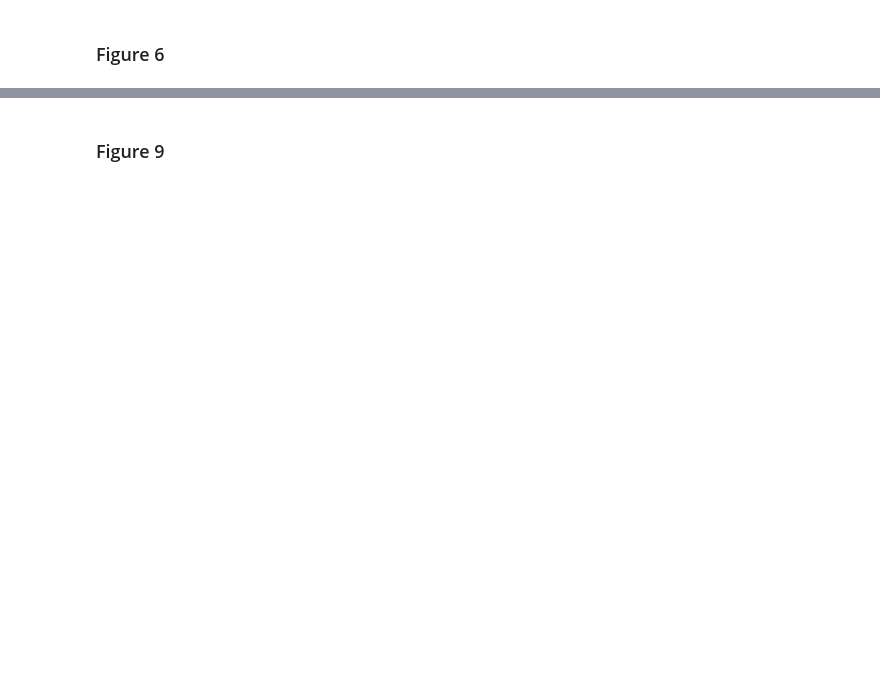
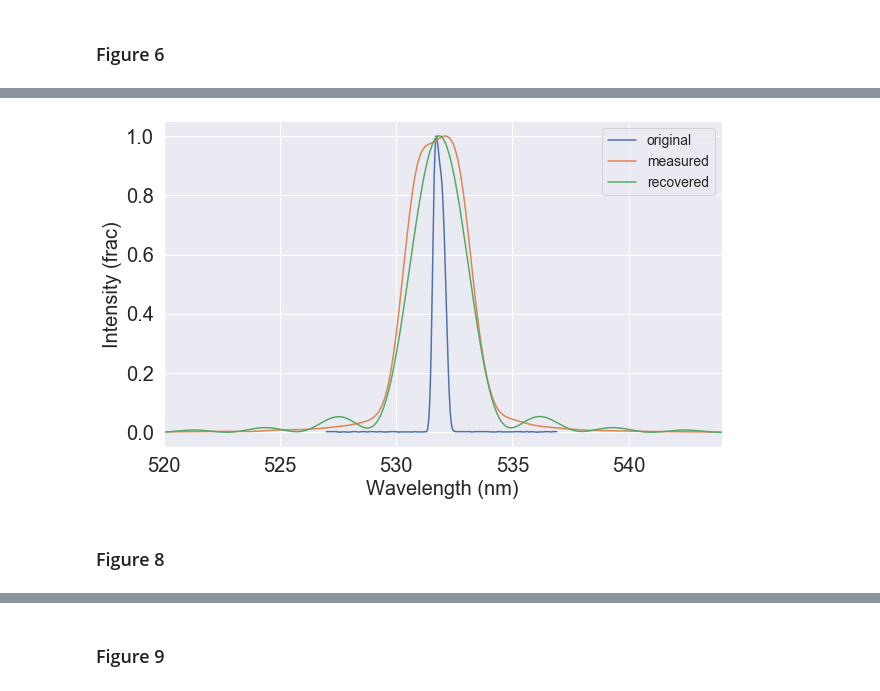
Before and after one commit to JerryLiuMY/OPMD, a Jupyter notebook: src/report.ipynb, the cells around one changed output, grey strips where cells are left out. Saved outputs shown, nothing was run; the diff lists cells and outputs as text; code cells hidden in the pictures; blank space fills up the shorter version.

```diff
--- a/src/report.ipynb
+++ b/src/report.ipynb
@@ -145,0 +90,22 @@ plt.tight_layout()
+# %%
+from global_settings import LASER_REAL, LASER_SPEC
+from analysis.correction import convolution
+
+wl, I = LASER_REAL['wl'], LASER_REAL['I']
+specwl, spec = LASER_SPEC['specwl'], LASER_SPEC['spec']
+specwl_, spec_ = convolution(wl, I, specwl, 175)
+# %%
+plt.rc('axes', labelsize=20)
+fig = plt.figure(figsize=(10, 6))
+plt.plot(wl, I/max(I), label='original')
+plt.plot(specwl-0.18, spec**2/max(spec**2), label='measured')
+plt.plot(specwl_, spec_/max(spec_), label='recovered')
+plt.ylabel('Intensity (frac)')
+plt.xlabel('Wavelength (nm)')
+plt.xlim(520, 544)
+plt.legend()
+fig.savefig(os.path.join(dt, 'laser.pdf'), format='pdf')
+# %% [output]
+[figure, added]
+# %% [markdown]
+### Figure 8
```
Also changed, not shown: parts of 37 cells of this notebook, 14 other files.
